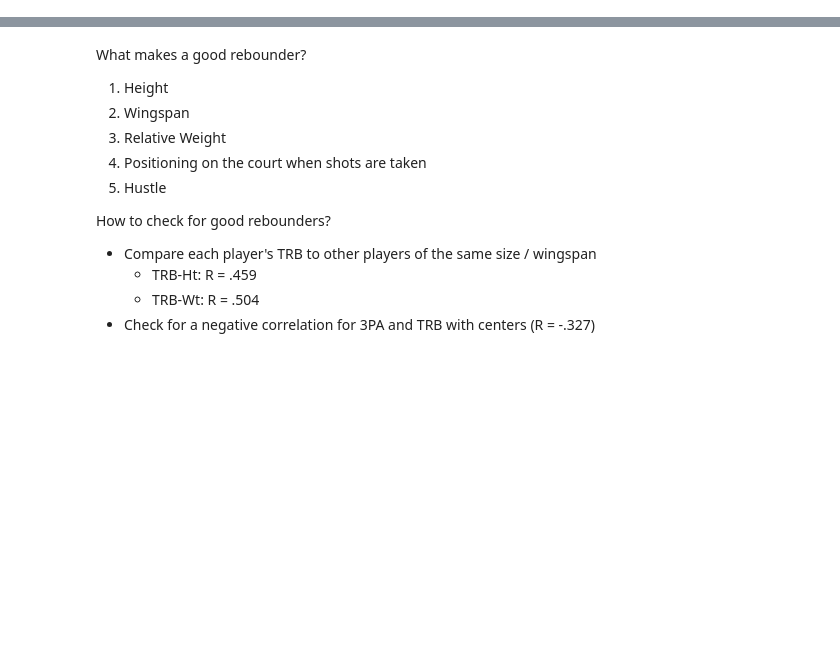
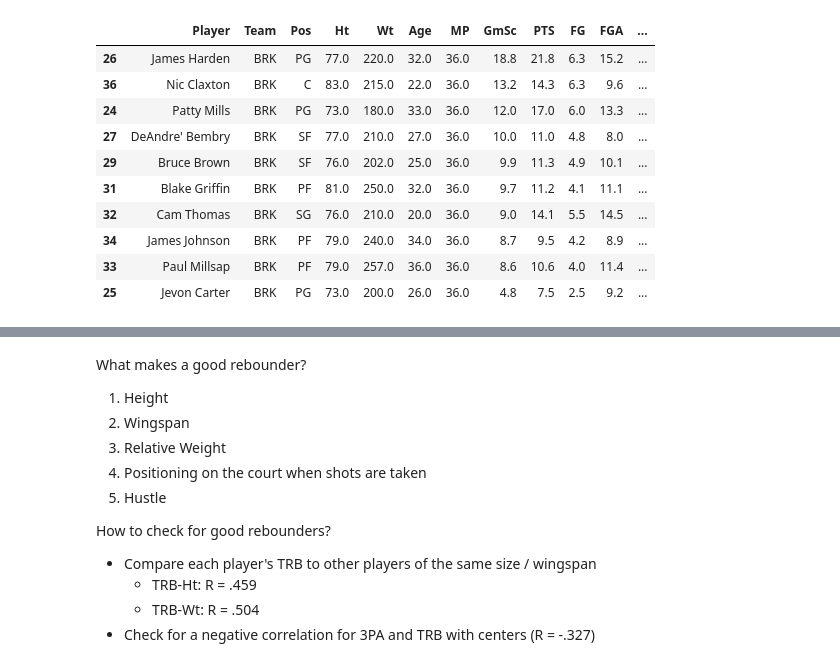
Before and after one commit to ntschopp/nba-analyzer, a Jupyter notebook: basket-master.ipynb, the cells around one changed output, grey strips where cells are left out. Drawn from its saved outputs; the diff is of its cells as text; code cells hidden in the pictures; blank space fills up the shorter version.

```diff
--- a/basket-master.ipynb
+++ b/basket-master.ipynb
@@ -263,15 +314,20 @@ team_def_PG = get_team_defense("per_36","PG")
 # %%
 def get_injury_report(team="ALL"):
+    """
+    Get players with designated injuries from basketball-reference and determine their game status for the day
+    """
     df = pd.read_html("https://www.basketball-reference.com/friv/injuries.fcgi")[0]
 
     designation = []
     for i in df["Description"]:
-        if "out" in i.lower():
+        if "OUT" in i:
             designation.append("Out")
-        elif "doubtful" in i.lower():
+        elif "DOUBTFUL" in i:
             designation.append("Doubtful")
-        elif "probable" in i.lower():
+        elif "PROBABLE" in i:
             designation.append("Probable")
+        elif "out" in i.lower():
+            designation.append("Out")
         else:
             designation.append("Questionable")
 
@@ -286,9 +342,26 @@ def get_injury_report(team="ALL"):
         return df[df["Team"]==team]
     return df
 
+injury_report = get_injury_report()
+
+if "Mohamed Bamba" in injury_report["Player"]:
+    mo_bam = injury_report[injury_report["Player"]=="Mohamed Bamba"].index[0]
+    injury_report.loc[mo_bam,"Player"] = "Mo Bamba"
+
 
 def injury_filter(team,filter="means",minutes=0):
+    """
+    Get only players not placed on the injury report for a given team.
+    Team: Look up only the player stats for a certain team
+            - Any team abbreviation from 'teams' is allowed
+    Filter: Three options to view the team stats
+            - 'totals' returns player totals for the season
+            - 'means' returns player averages per game
+            - 'per_36' returns player averages per 36 minutes played
+    Minutes: Include only the stats for players with a minimum amount of minutes played
+    """
     df = get_player_offense(filter,team=team,minutes=minutes)
-    return df[~df["Player"].isin(get_injury_report()["Player"])]
+    return df[~df["Player"].isin(injury_report["Player"])]
 
-injury_report = get_injury_report()
+# Return players with name inconsistencies between injury report and player data
+injury_report[~injury_report["Player"].isin(players["Player"])]
@@ -385,0 +467,14 @@ games_today
+# %%
+injury_filter(tm2,"per_36",minutes=200)
+# %% [output]
+|  | Player | Team | Pos | Ht | Wt | Age | MP | GmSc | PTS | FG | FGA | ... |
+| 26 | James Harden | BRK | PG | 77.0 | 220.0 | 32.0 | 36.0 | 18.8 | 21.8 | 6.3 | 15.2 | ... |
+| 36 | Nic Claxton | BRK | C | 83.0 | 215.0 | 22.0 | 36.0 | 13.2 | 14.3 | 6.3 | 9.6 | ... |
+| 24 | Patty Mills | BRK | PG | 73.0 | 180.0 | 33.0 | 36.0 | 12.0 | 17.0 | 6.0 | 13.3 | ... |
+| 27 | DeAndre' Bembry | BRK | SF | 77.0 | 210.0 | 27.0 | 36.0 | 10.0 | 11.0 | 4.8 | 8.0 | ... |
+| 29 | Bruce Brown | BRK | SF | 76.0 | 202.0 | 25.0 | 36.0 | 9.9 | 11.3 | 4.9 | 10.1 | ... |
+| 31 | Blake Griffin | BRK | PF | 81.0 | 250.0 | 32.0 | 36.0 | 9.7 | 11.2 | 4.1 | 11.1 | ... |
+| 32 | Cam Thomas | BRK | SG | 76.0 | 210.0 | 20.0 | 36.0 | 9.0 | 14.1 | 5.5 | 14.5 | ... |
+| 34 | James Johnson | BRK | PF | 79.0 | 240.0 | 34.0 | 36.0 | 8.7 | 9.5 | 4.2 | 8.9 | ... |
+| 33 | Paul Millsap | BRK | PF | 79.0 | 257.0 | 36.0 | 36.0 | 8.6 | 10.6 | 4.0 | 11.4 | ... |
+| 25 | Jevon Carter | BRK | PG | 73.0 | 200.0 | 26.0 | 36.0 | 4.8 | 7.5 | 2.5 | 9.2 | ... |
```
Also changed, not shown: parts of 19 cells of this notebook.
